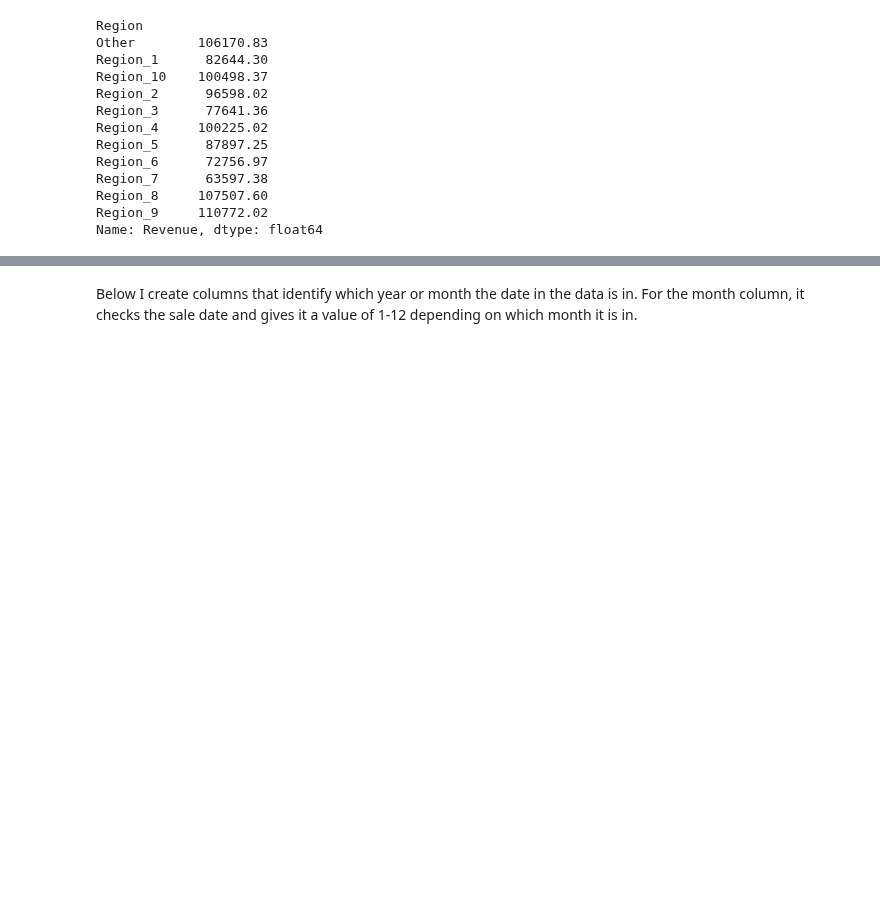
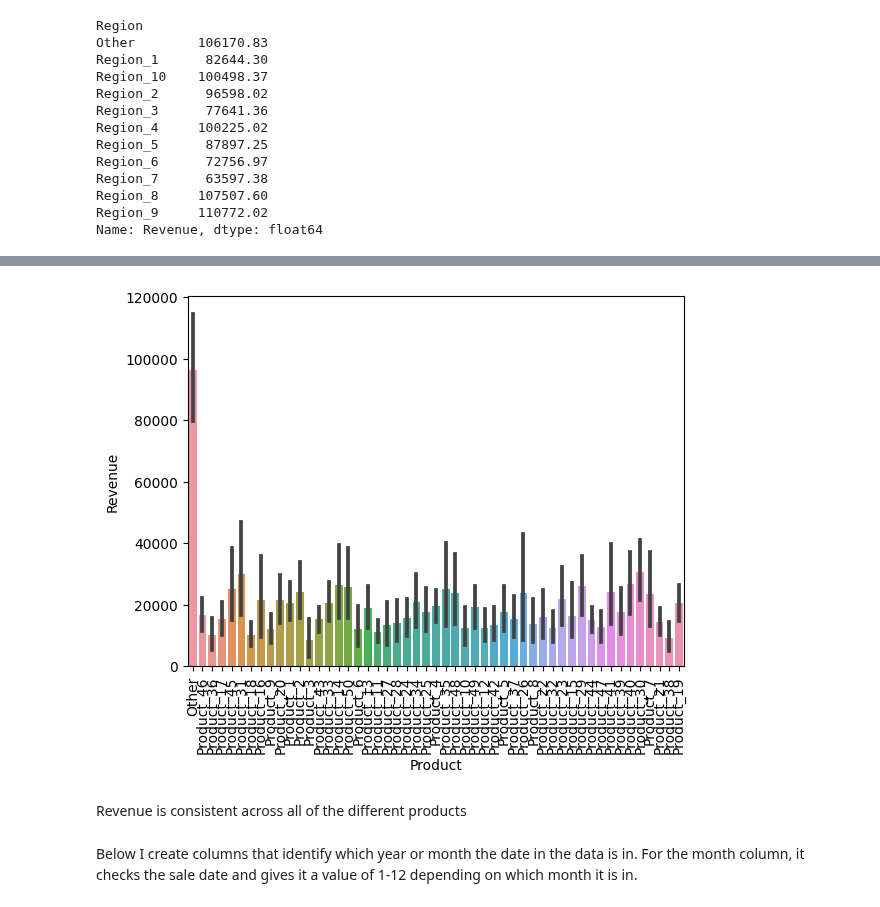
Before and after one commit to jreid94/schulich_data_science, a Jupyter notebook: Data Science A1/Jreid_A1.ipynb, the cells around one changed output, grey strips where cells are left out. Drawn from its saved outputs; the diff is of its cells as text; code cells hidden in the pictures; blank space fills up the shorter version.

```diff
--- a/Data Science A1/Jreid_A1.ipynb
+++ b/Data Science A1/Jreid_A1.ipynb
@@ -312,3 +428,11 @@ plt.show()
+# %%
+sns.barplot(data = df, x = 'Product', y = 'Revenue', estimator=np.sum)
+plt.xticks(rotation = 90)
+plt.show()
+# %% [output]
+[figure, added]
+# %% [markdown]
+Revenue is consistent across all of the different products
 # %% [markdown]
 Below I create columns that identify which year or month the date in the data is in. For the month column, it checks the sale date and gives it a value of 1-12 depending on which month it is in.
 # %%
```
Also changed, not shown: parts of 15 cells of this notebook, 1 other file.
